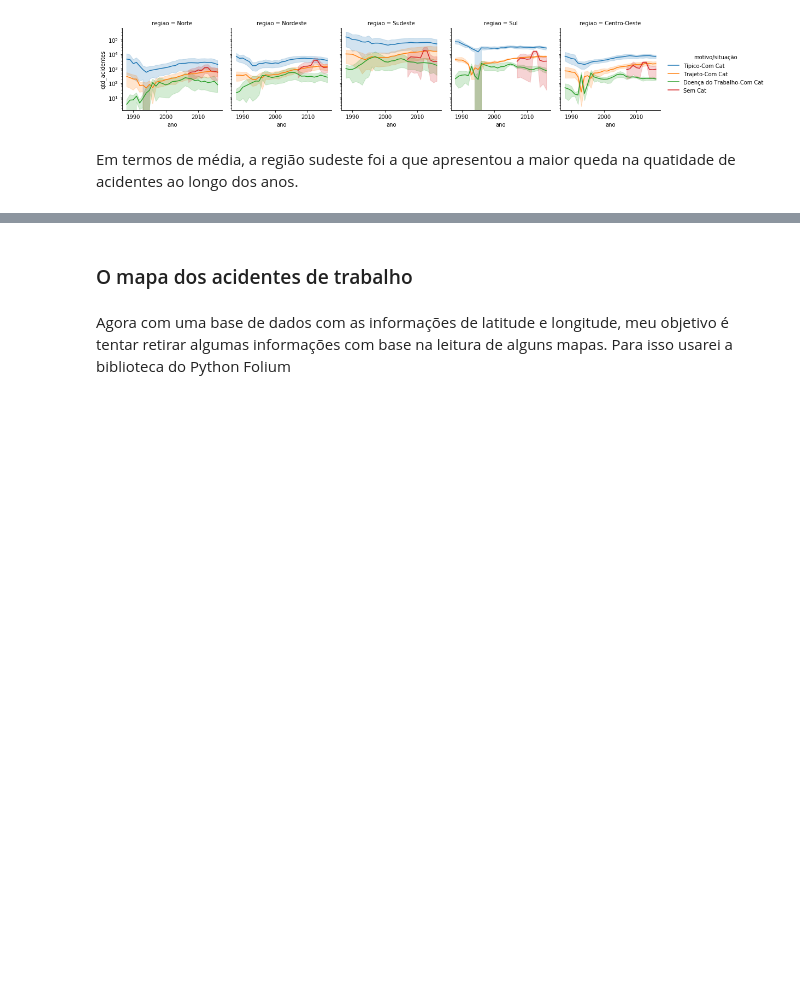
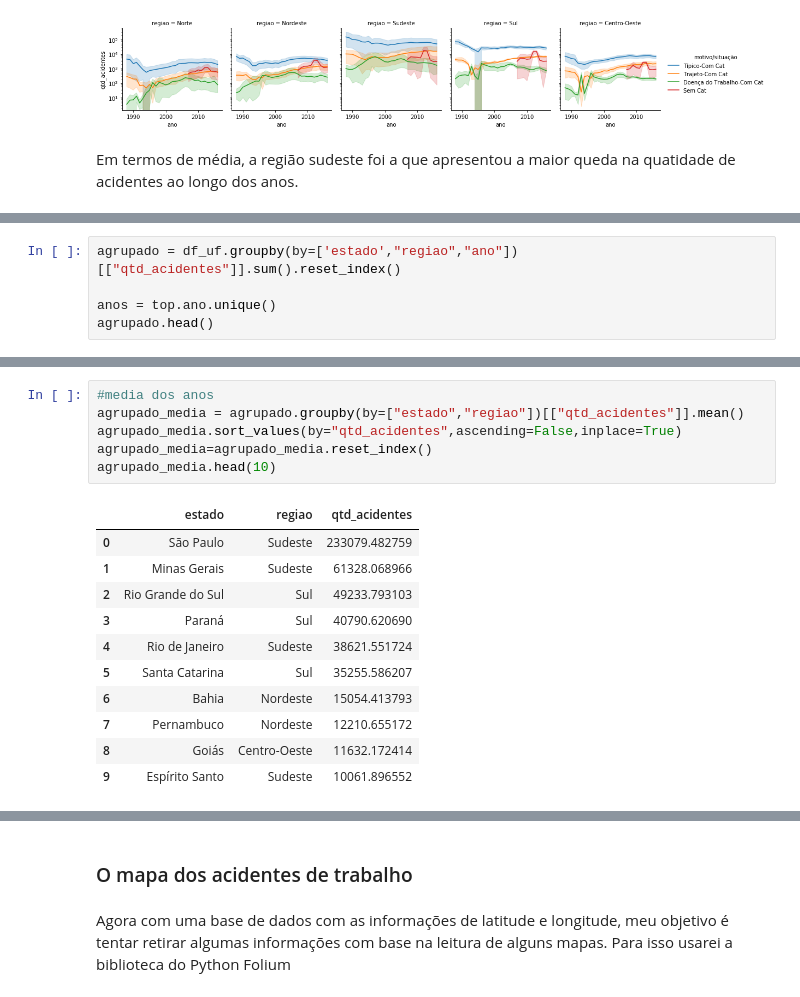
Before and after one commit to lorransr/CAT, a Jupyter notebook: Acidentes_de_Trabalho.ipynb, the cells around one changed output, grey strips where cells are left out. Saved outputs shown, nothing was run; the diff lists cells and outputs as text; blank space fills up the shorter version.

```diff
--- a/Acidentes_de_Trabalho.ipynb
+++ b/Acidentes_de_Trabalho.ipynb
@@ -303,0 +325,5 @@ Em termos de média, a região sudeste foi a que apresentou a maior queda na qua
+# %%
+agrupado = df_uf.groupby(by=['estado',"regiao","ano"])[["qtd_acidentes"]].sum().reset_index()
+
+anos = top.ano.unique()
+agrupado.head()
@@ -303,0 +337,18 @@ Em termos de média, a região sudeste foi a que apresentou a maior queda na qua
+# %%
+#media dos anos
+agrupado_media = agrupado.groupby(by=["estado","regiao"])[["qtd_acidentes"]].mean()
+agrupado_media.sort_values(by="qtd_acidentes",ascending=False,inplace=True)
+agrupado_media=agrupado_media.reset_index()
+agrupado_media.head(10)
+# %% [output]
+|  | estado | regiao | qtd_acidentes |
+| 0 | São Paulo | Sudeste | 233079.482759 |
+| 1 | Minas Gerais | Sudeste | 61328.068966 |
+| 2 | Rio Grande do Sul | Sul | 49233.793103 |
+| 3 | Paraná | Sul | 40790.620690 |
+| 4 | Rio de Janeiro | Sudeste | 38621.551724 |
+| 5 | Santa Catarina | Sul | 35255.586207 |
+| 6 | Bahia | Nordeste | 15054.413793 |
+| 7 | Pernambuco | Nordeste | 12210.655172 |
+| 8 | Goiás | Centro-Oeste | 11632.172414 |
+| 9 | Espírito Santo | Sudeste | 10061.896552 |
```
Also changed, not shown: parts of 18 cells of this notebook.
